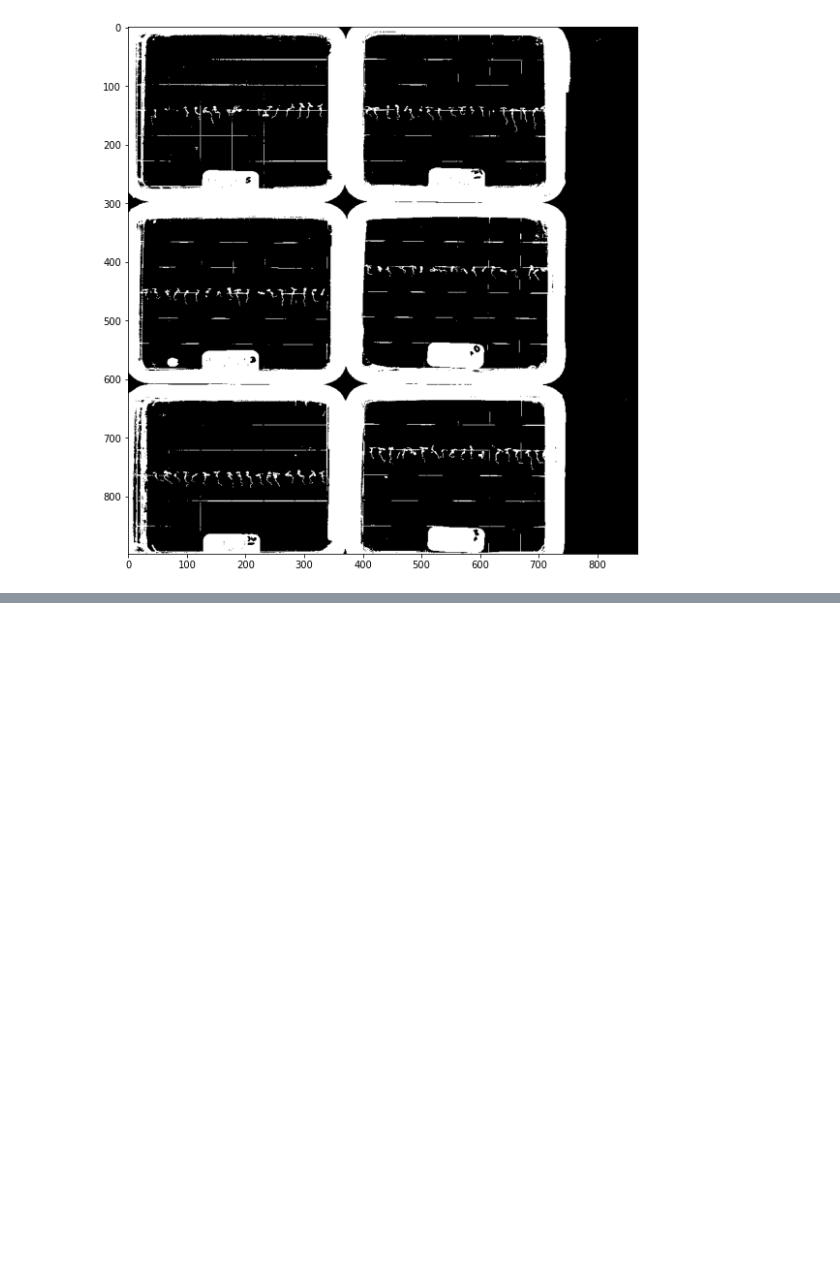
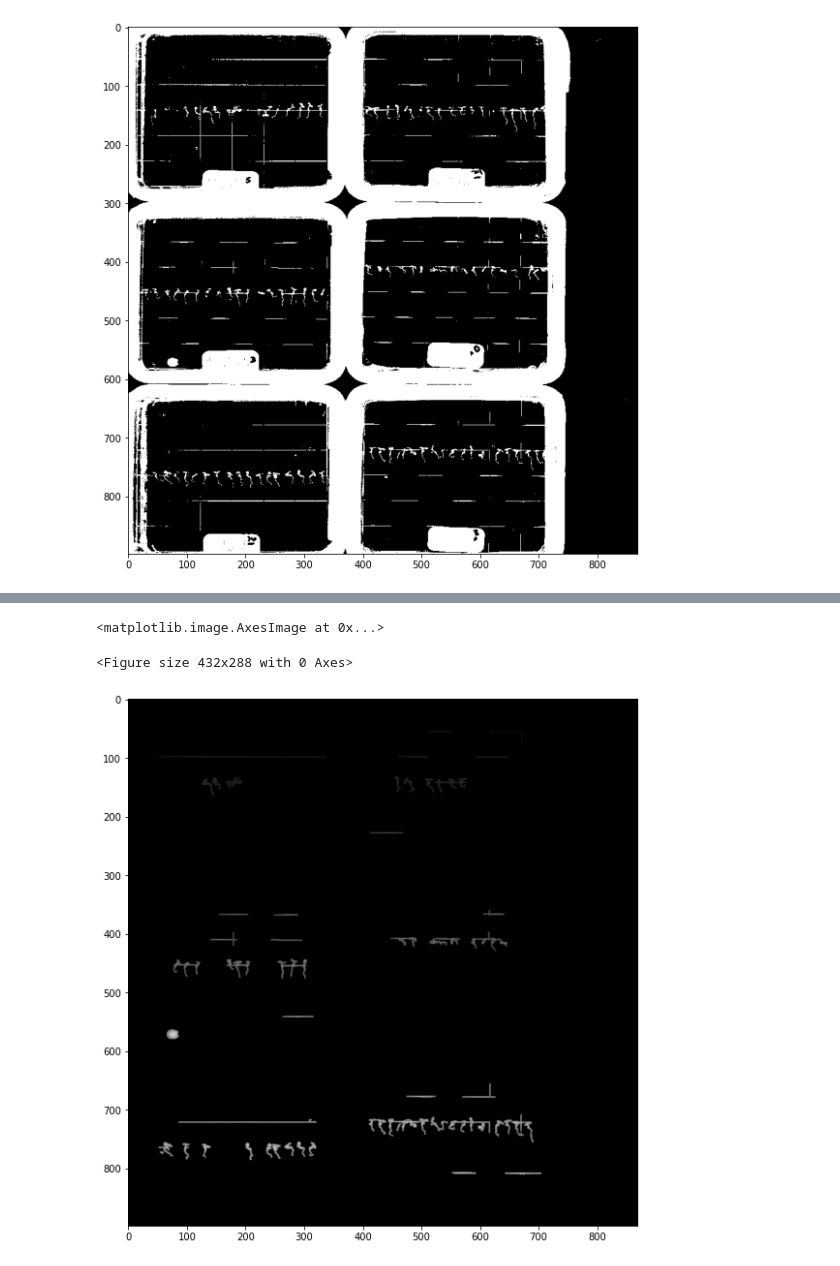
Before and after one commit to 007Houdini/ME592, a Jupyter notebook: HW2 - Problem 2.ipynb, the cells around one changed output, grey strips where cells are left out. Saved outputs shown, nothing was run; the diff lists cells and outputs as text; code cells hidden in the pictures; blank space fills up the shorter version.

```diff
--- a/HW2 - Problem 2.ipynb
+++ b/HW2 - Problem 2.ipynb
@@ -122,0 +157,33 @@ plt.show()
+# %%
+#SEGMENTING THE SEEDLINGS FROM IMAGE 2:
+# Define kernel for morphological operations
+kernel = cv2.getStructuringElement(cv2.MORPH_ELLIPSE, (5, 5))
+
+# Apply connected component analysis
+num_labels, labels, stats, centroids = cv2.connectedComponentsWithStats(dilation2)
+
+#Remove background objects: Doing this based on size & shape
+
+min_size = 150    #Adjust minimum size (pixel area) of objects
+max_size = 1000   #Adjust maximum size (pixel area) of objects
+
+cleaned_labels = np.copy(labels)
+
+#Loop over all objects and remove background objects based on size
+for i in range(1, num_labels):
+    #Check if object is too small or too large
+    if stats[i, cv2.CC_STAT_AREA] < min_size or stats[i, cv2.CC_STAT_AREA] > max_size:
+        #Set object pixels to background
+        cleaned_labels[labels == i] = 0
+
+#Apply cleaned labels to grayscale images
+img2_clean = cleaned_labels * img2_gray
+
+# Create output figures of the resulting images and scale to fit screen better
+plt.figure("Cleaned 2.jpg")
+plt.figure(figsize=(10,10))
+plt.imshow(img2_clean, cmap = 'gray')
+# %% [output]
+<matplotlib.image.AxesImage at 0x...>
+<Figure size 432x288 with 0 Axes>
+[figure, added]
```
Also changed, not shown: parts of 3 cells of this notebook.
